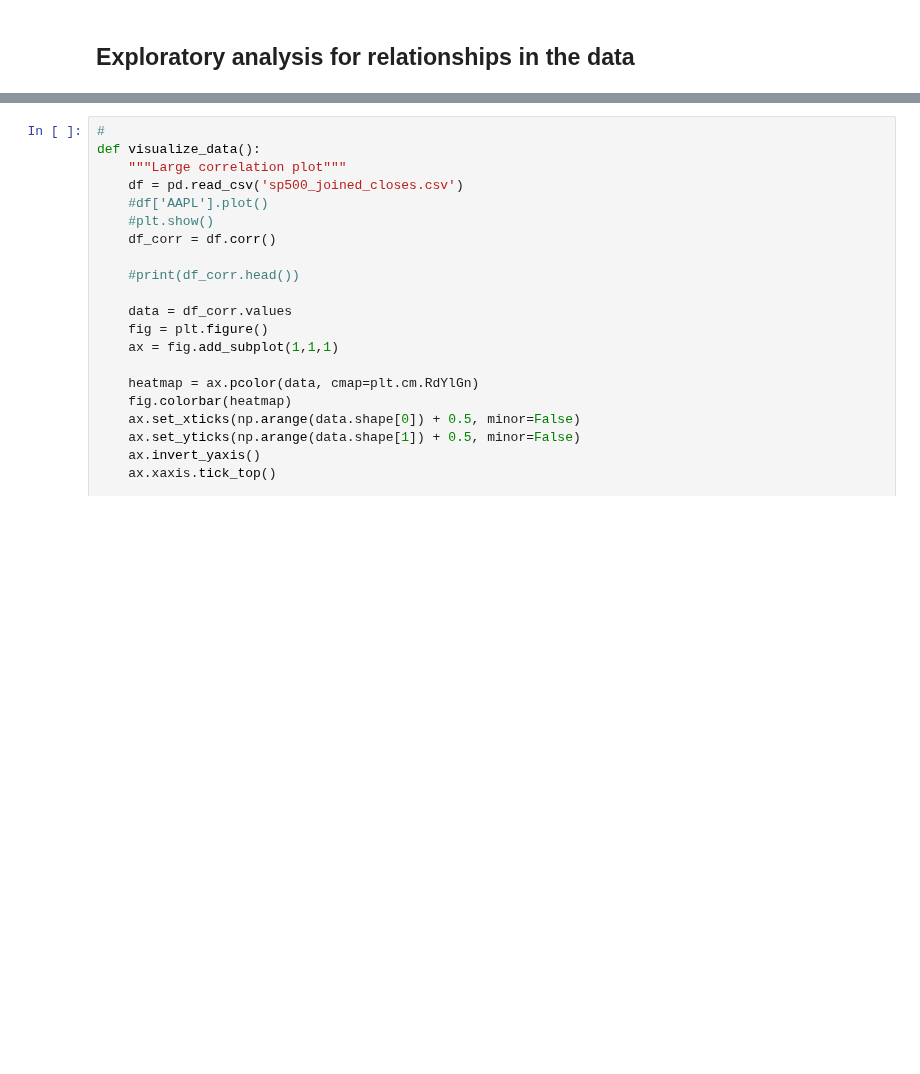
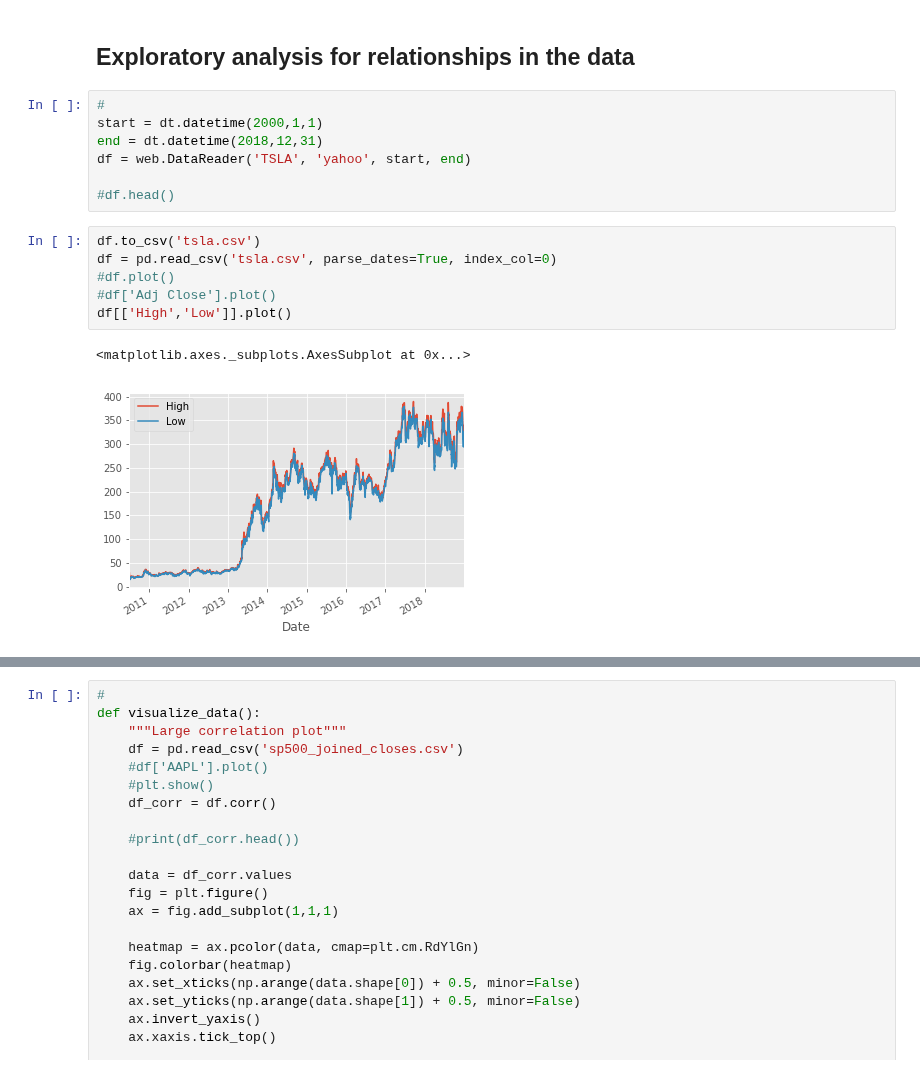
Before and after one commit to pugwala/FinancialExploratoryAnalysis, a Jupyter notebook: FinancialExploratoryAnalysis.ipynb, the cells around one changed output, grey strips where cells are left out. Cells and saved outputs as stored; diff of their text form; blank space fills up the shorter version.

```diff
--- a/FinancialExploratoryAnalysis.ipynb
+++ b/FinancialExploratoryAnalysis.ipynb
@@ -105,3 +105,19 @@ def compile_data():
 #compile_data()
 # %% [markdown]
 ## Exploratory analysis for relationships in the data
+# %%
+#
+start = dt.datetime(2000,1,1)
+end = dt.datetime(2018,12,31)
+df = web.DataReader('TSLA', 'yahoo', start, end)
+
+#df.head()
+# %%
+df.to_csv('tsla.csv')
+df = pd.read_csv('tsla.csv', parse_dates=True, index_col=0)
+#df.plot()
+#df['Adj Close'].plot()
+df[['High','Low']].plot()
+# %% [output]
+<matplotlib.axes._subplots.AxesSubplot at 0x...>
+[figure, added]
```
Also changed, not shown: parts of 5 cells of this notebook, 1 other file.
